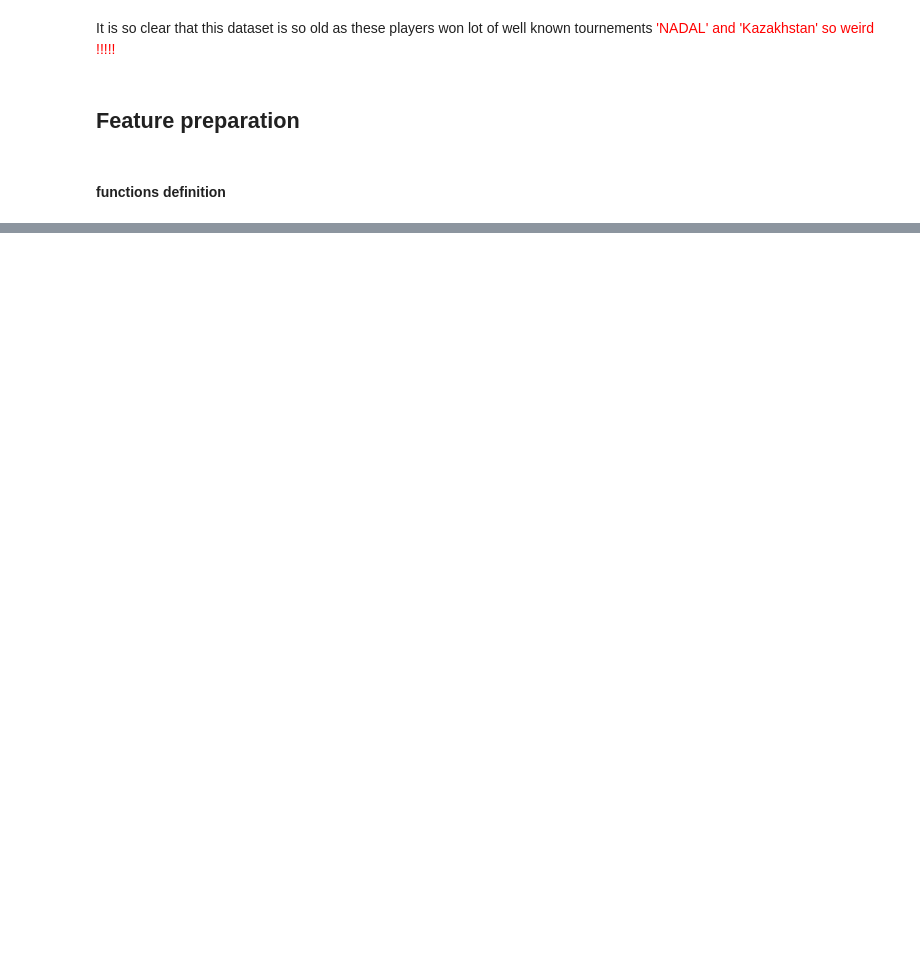
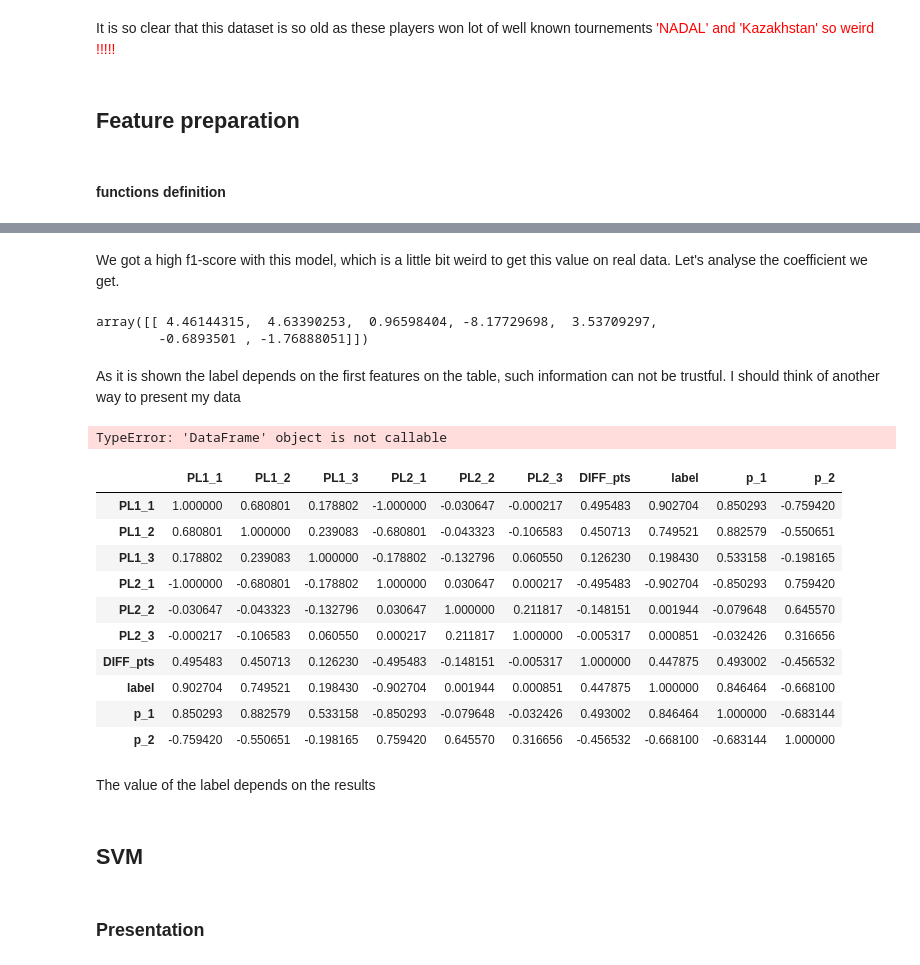
Before and after one commit to mxzgit/Sklearn-ML, a Jupyter notebook: challenge/New_cjallenge.ipynb, the cells around one changed output, grey strips where cells are left out. Cells and saved outputs as stored; diff of their text form; code cells hidden in the pictures; blank space fills up the shorter version.

```diff
--- a/challenge/New_cjallenge.ipynb
+++ b/challenge/New_cjallenge.ipynb
@@ -499,0 +357,18 @@ data_train
+# %%
+data_train['label'] = [1] * data_train.shape[0]
+from random import randint
+rn = []
+rnn = [randint(0,data_train.shape[0]-1) for i in range(int(data_train.shape[0]/3))]
+for i in rnn:
+    rn.append(data_train.index[i])
+
+# Permutation des données
+for i in rn:
+    data_train.loc[i,'PL1_1'],data_train.loc[i,'PL2_1'] = data_train.loc[i,'PL2_1'],data_train.loc[i,'PL1_1']
+    data_train.loc[i,'PL1_2'],data_train.loc[i,'PL2_2'] = data_train.loc[i,'PL2_2'],data_train.loc[i,'PL1_2']
+    data_train.loc[i,'PL1_3'],data_train.loc[i,'PL2_2'] = data_train.loc[i,'PL2_3'],data_train.loc[i,'PL1_3']
+
+    data_train.loc[i,'DIFF_pts'] = -1*data_train.loc[i,'DIFF_pts']
+
+    # joueur 2 gangant => label = 0
+    data_train.loc[i,'label'] = 0
@@ -499,0 +382,9 @@ data_train
+# %%
+data_train.drop('ID1_G',axis=1, inplace=True)
+data_train.drop('ID2_G',axis=1, inplace=True)
+data_train.drop('ID_T_G',axis=1, inplace=True)
+data_train.drop('ID_R_G',axis=1, inplace=True)
+data_train.drop('DATE_G',axis=1, inplace=True)
+data_train.drop('RESULT_G',axis=1, inplace=True)
+data_train.drop(['R1', 'R2', 'R3', 'R4', 'R5', 'R6', 'R7', 'R8', 'R9', 'R10', 'R11', 'R12',
+       'R13', 'R14', 'R15', 'R16', 'R17'],axis = 1, inplace =True)
@@ -499,0 +506,37 @@ data_train
+# %% [markdown]
+We got a high f1-score with this model, which is a little bit weird to get this value on real data. Let's analyse the coefficient we get.
+# %%
+clf_x.coef_
+# %% [output]
+array([[ 4.46144315,  4.63390253,  0.96598404, -8.17729698,  3.53709297,
+        -0.6893501 , -1.76888051]])
+# %% [markdown]
+As it is shown the label depends on the first features on the table, such information can not be trustful. I should think of another way to present my data
+# %%
+#Sum the values of feature PLi_j in new feature P_i
+data_train['p_1'] = data_train.apply(lambda x:(x.PL1_2+x.PL1_1+x.PL1_3)/3 ,axis=1)
+data_train['p_2'] = data_train.apply(lambda x:(x['PL2_1']+x['PL2_2']+x['PL2_3'])/3,axis = 1)
+# %%
+corr = data_train(['p_1','p_2','DIFF_pts','label']).corr()
+# %% [output]
+TypeError: 'DataFrame' object is not callable
+# %%
+corr
+# %% [output]
+|  | PL1_1 | PL1_2 | PL1_3 | PL2_1 | PL2_2 | PL2_3 | DIFF_pts | label | p_1 | p_2 |
+| PL1_1 | 1.000000 | 0.680801 | 0.178802 | -1.000000 | -0.030647 | -0.000217 | 0.495483 | 0.902704 | 0.850293 | -0.759420 |
+| PL1_2 | 0.680801 | 1.000000 | 0.239083 | -0.680801 | -0.043323 | -0.106583 | 0.450713 | 0.749521 | 0.882579 | -0.550651 |
+| PL1_3 | 0.178802 | 0.239083 | 1.000000 | -0.178802 | -0.132796 | 0.060550 | 0.126230 | 0.198430 | 0.533158 | -0.198165 |
+| PL2_1 | -1.000000 | -0.680801 | -0.178802 | 1.000000 | 0.030647 | 0.000217 | -0.495483 | -0.902704 | -0.850293 | 0.759420 |
+| PL2_2 | -0.030647 | -0.043323 | -0.132796 | 0.030647 | 1.000000 | 0.211817 | -0.148151 | 0.001944 | -0.079648 | 0.645570 |
+| PL2_3 | -0.000217 | -0.106583 | 0.060550 | 0.000217 | 0.211817 | 1.000000 | -0.005317 | 0.000851 | -0.032426 | 0.316656 |
+| DIFF_pts | 0.495483 | 0.450713 | 0.126230 | -0.495483 | -0.148151 | -0.005317 | 1.000000 | 0.447875 | 0.493002 | -0.456532 |
+| label | 0.902704 | 0.749521 | 0.198430 | -0.902704 | 0.001944 | 0.000851 | 0.447875 | 1.000000 | 0.846464 | -0.668100 |
+| p_1 | 0.850293 | 0.882579 | 0.533158 | -0.850293 | -0.079648 | -0.032426 | 0.493002 | 0.846464 | 1.000000 | -0.683144 |
+| p_2 | -0.759420 | -0.550651 | -0.198165 | 0.759420 | 0.645570 | 0.316656 | -0.456532 | -0.668100 | -0.683144 | 1.000000 |
+# %% [markdown]
+The value of the label depends on the results
+# %% [markdown]
+## SVM
+# %% [markdown]
+### Presentation
```
Also changed, not shown: parts of 44 cells of this notebook, 6 other files.
